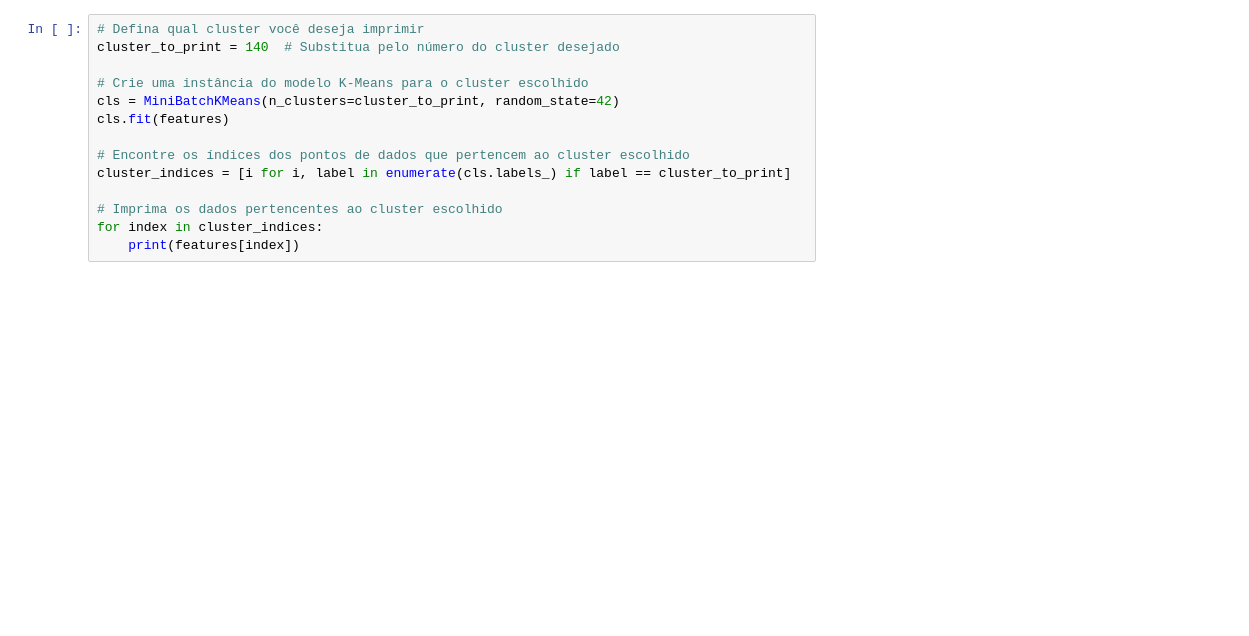
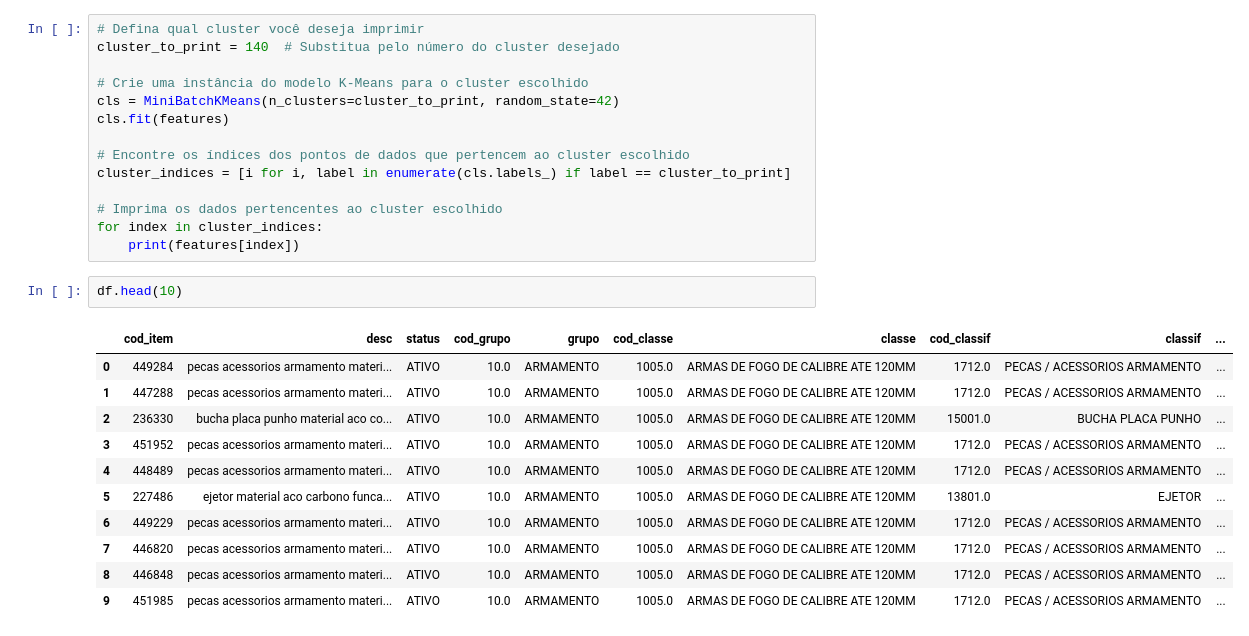
Before and after one commit to caiosousareis/NUS, a Jupyter notebook: Teste Clusterização.ipynb, the cells around one changed output. Drawn from its saved outputs; the diff is of its cells as text; blank space fills up the shorter version.

```diff
--- a/Teste Clusterização.ipynb
+++ b/Teste Clusterização.ipynb
@@ -209,3 +225,17 @@ cluster_indices = [i for i, label in enumerate(cls.labels_) if label == cluster_
 # Imprima os dados pertencentes ao cluster escolhido
 for index in cluster_indices:
     print(features[index])
+# %%
+df.head(10)
+# %% [output]
+|  | cod_item | desc | status | cod_grupo | grupo | cod_classe | classe | cod_classif | classif | ... |
+| 0 | 449284 | pecas acessorios armamento materi... | ATIVO | 10.0 | ARMAMENTO | 1005.0 | ARMAS DE FOGO DE CALIBRE ATE 120MM | 1712.0 | PECAS / ACESSORIOS ARMAMENTO | ... |
+| 1 | 447288 | pecas acessorios armamento materi... | ATIVO | 10.0 | ARMAMENTO | 1005.0 | ARMAS DE FOGO DE CALIBRE ATE 120MM | 1712.0 | PECAS / ACESSORIOS ARMAMENTO | ... |
+| 2 | 236330 | bucha placa punho material aco co... | ATIVO | 10.0 | ARMAMENTO | 1005.0 | ARMAS DE FOGO DE CALIBRE ATE 120MM | 15001.0 | BUCHA PLACA PUNHO | ... |
+| 3 | 451952 | pecas acessorios armamento materi... | ATIVO | 10.0 | ARMAMENTO | 1005.0 | ARMAS DE FOGO DE CALIBRE ATE 120MM | 1712.0 | PECAS / ACESSORIOS ARMAMENTO | ... |
+| 4 | 448489 | pecas acessorios armamento materi... | ATIVO | 10.0 | ARMAMENTO | 1005.0 | ARMAS DE FOGO DE CALIBRE ATE 120MM | 1712.0 | PECAS / ACESSORIOS ARMAMENTO | ... |
+| 5 | 227486 | ejetor material aco carbono funca... | ATIVO | 10.0 | ARMAMENTO | 1005.0 | ARMAS DE FOGO DE CALIBRE ATE 120MM | 13801.0 | EJETOR | ... |
+| 6 | 449229 | pecas acessorios armamento materi... | ATIVO | 10.0 | ARMAMENTO | 1005.0 | ARMAS DE FOGO DE CALIBRE ATE 120MM | 1712.0 | PECAS / ACESSORIOS ARMAMENTO | ... |
+| 7 | 446820 | pecas acessorios armamento materi... | ATIVO | 10.0 | ARMAMENTO | 1005.0 | ARMAS DE FOGO DE CALIBRE ATE 120MM | 1712.0 | PECAS / ACESSORIOS ARMAMENTO | ... |
+| 8 | 446848 | pecas acessorios armamento materi... | ATIVO | 10.0 | ARMAMENTO | 1005.0 | ARMAS DE FOGO DE CALIBRE ATE 120MM | 1712.0 | PECAS / ACESSORIOS ARMAMENTO | ... |
+| 9 | 451985 | pecas acessorios armamento materi... | ATIVO | 10.0 | ARMAMENTO | 1005.0 | ARMAS DE FOGO DE CALIBRE ATE 120MM | 1712.0 | PECAS / ACESSORIOS ARMAMENTO | ... |
```
Also changed, not shown: parts of 8 cells of this notebook, 1 other file.
